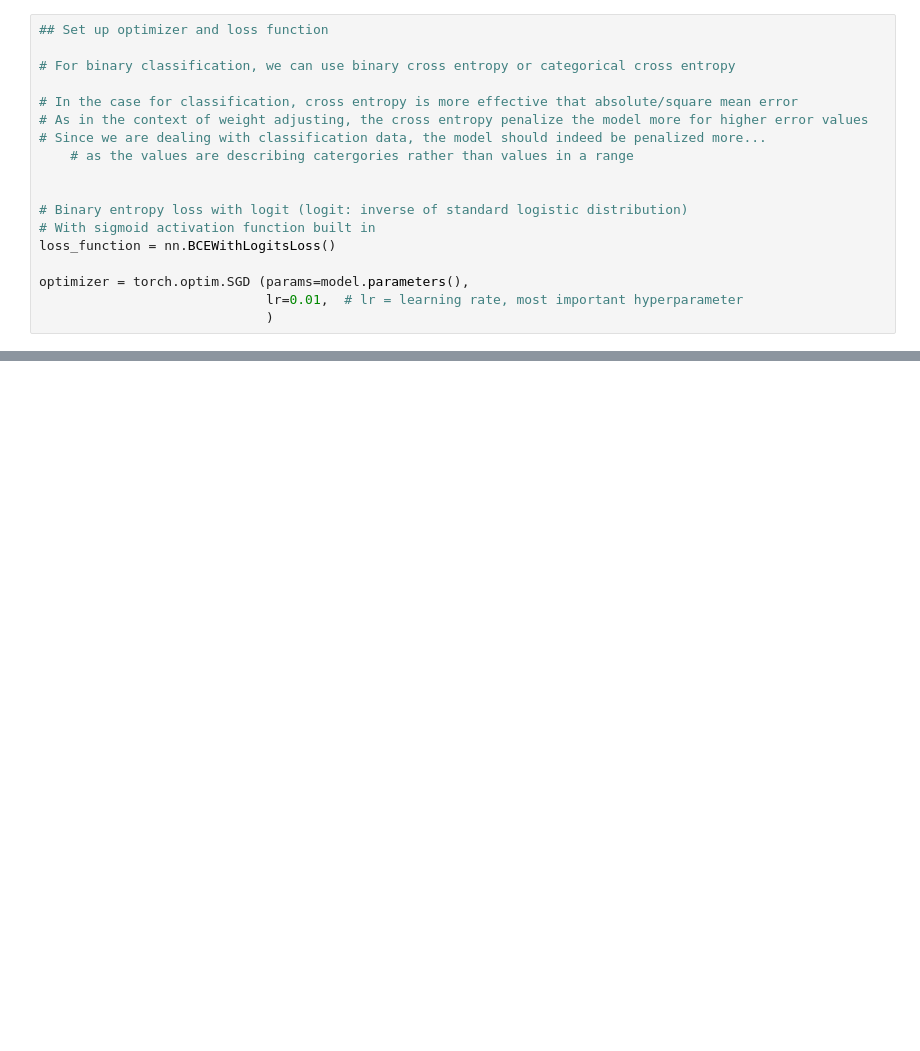
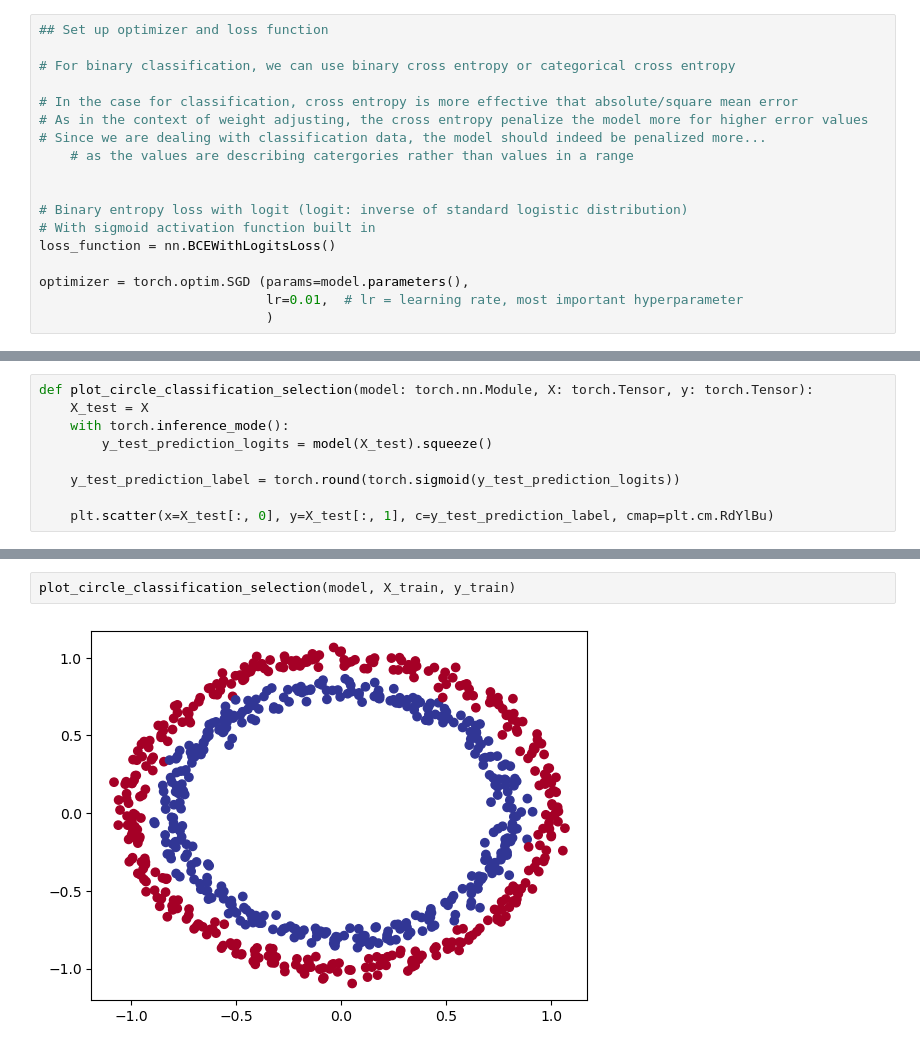
Before and after one commit to onlineinfoh/PyTorch, a Jupyter notebook: 02_neural_network_classification.ipynb, the cells around one changed output, grey strips where cells are left out. Cells and saved outputs as stored; diff of their text form; blank space fills up the shorter version.

```diff
--- a/02_neural_network_classification.ipynb
+++ b/02_neural_network_classification.ipynb
@@ -152,0 +280,9 @@ tensor([[-0.2305],
+# %%
+def plot_circle_classification_selection(model: torch.nn.Module, X: torch.Tensor, y: torch.Tensor):
+    X_test = X
+    with torch.inference_mode():
+        y_test_prediction_logits = model(X_test).squeeze()
+
+    y_test_prediction_label = torch.round(torch.sigmoid(y_test_prediction_logits))
+
+    plt.scatter(x=X_test[:, 0], y=X_test[:, 1], c=y_test_prediction_label, cmap=plt.cm.RdYlBu)
@@ -152,0 +299,4 @@ tensor([[-0.2305],
+# %%
+plot_circle_classification_selection(model, X_train, y_train)
+# %% [output]
+[figure, added]
```
Also changed, not shown: parts of 19 cells of this notebook.
